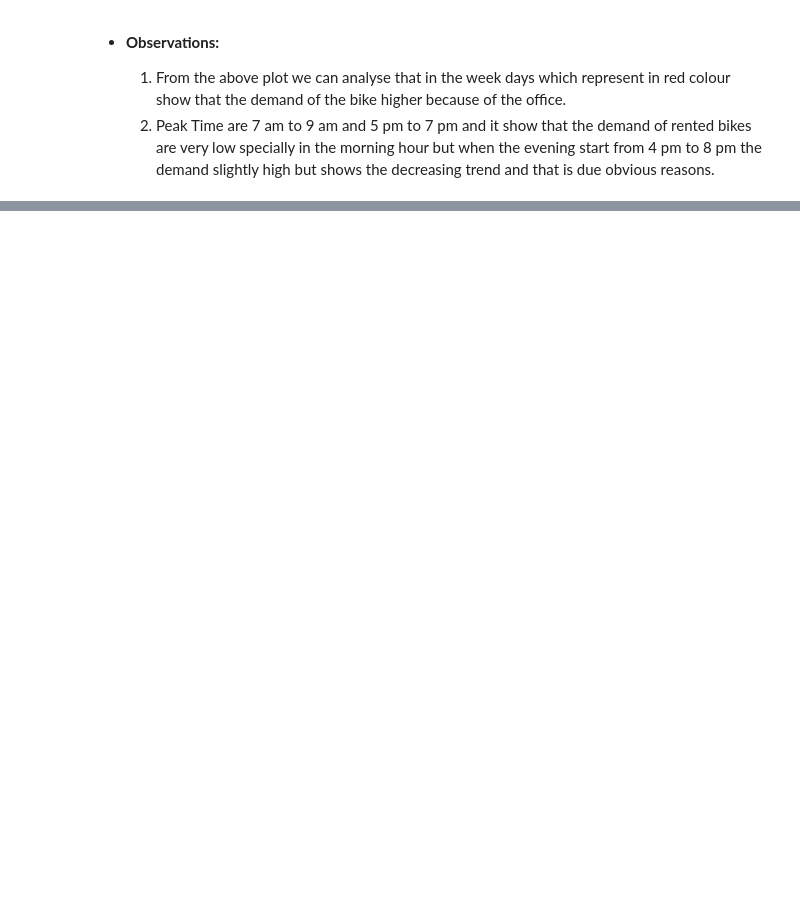
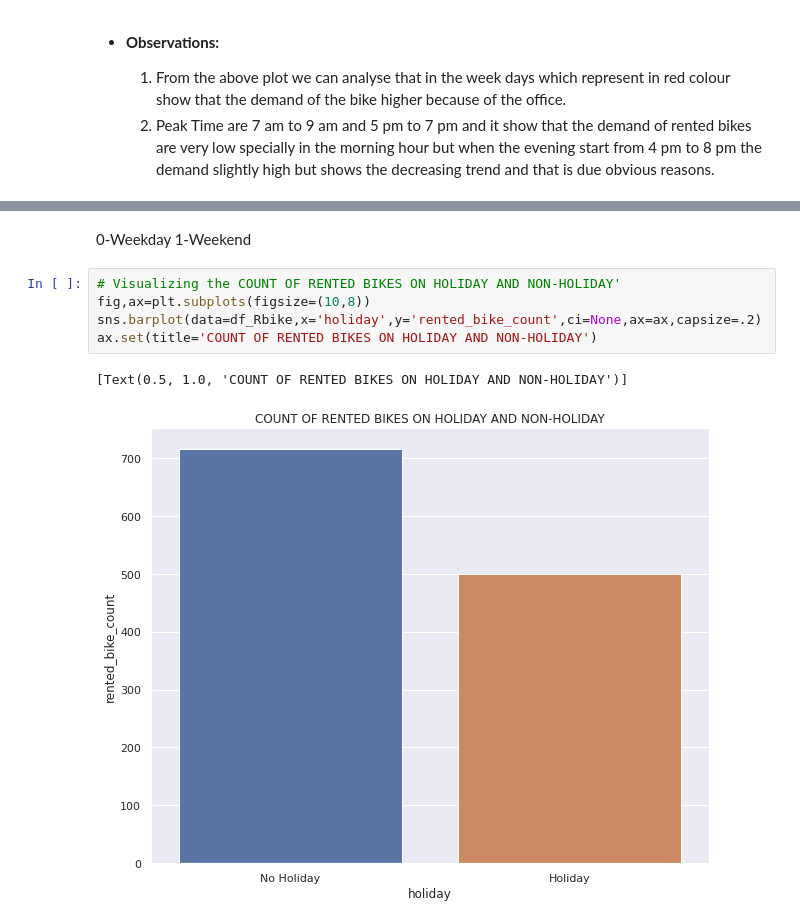
Before and after one commit to ParthSharma1197/EDA-Capston-Bike-Sharing-Demand-Prediction-, a Jupyter notebook: Bike_Sharing_Demand_Prediction_Capstone_Project.ipynb, the cells around one changed output, grey strips where cells are left out. Cells and saved outputs as stored; diff of their text form; blank space fills up the shorter version.

```diff
--- a/Bike_Sharing_Demand_Prediction_Capstone_Project.ipynb
+++ b/Bike_Sharing_Demand_Prediction_Capstone_Project.ipynb
@@ -386,0 +423,10 @@ ax.set(title='COUNT OF RENTED BIKES ON WEEKENDS AND WEEKDAYS')
+# %% [markdown]
+0-Weekday 1-Weekend
+# %%
+# Visualizing the COUNT OF RENTED BIKES ON HOLIDAY AND NON-HOLIDAY'
+fig,ax=plt.subplots(figsize=(10,8))
+sns.barplot(data=df_Rbike,x='holiday',y='rented_bike_count',ci=None,ax=ax,capsize=.2)
+ax.set(title='COUNT OF RENTED BIKES ON HOLIDAY AND NON-HOLIDAY')
+# %% [output]
+[Text(0.5, 1.0, 'COUNT OF RENTED BIKES ON HOLIDAY AND NON-HOLIDAY')]
+[figure, added]
```
Also changed, not shown: parts of 13 cells of this notebook.
